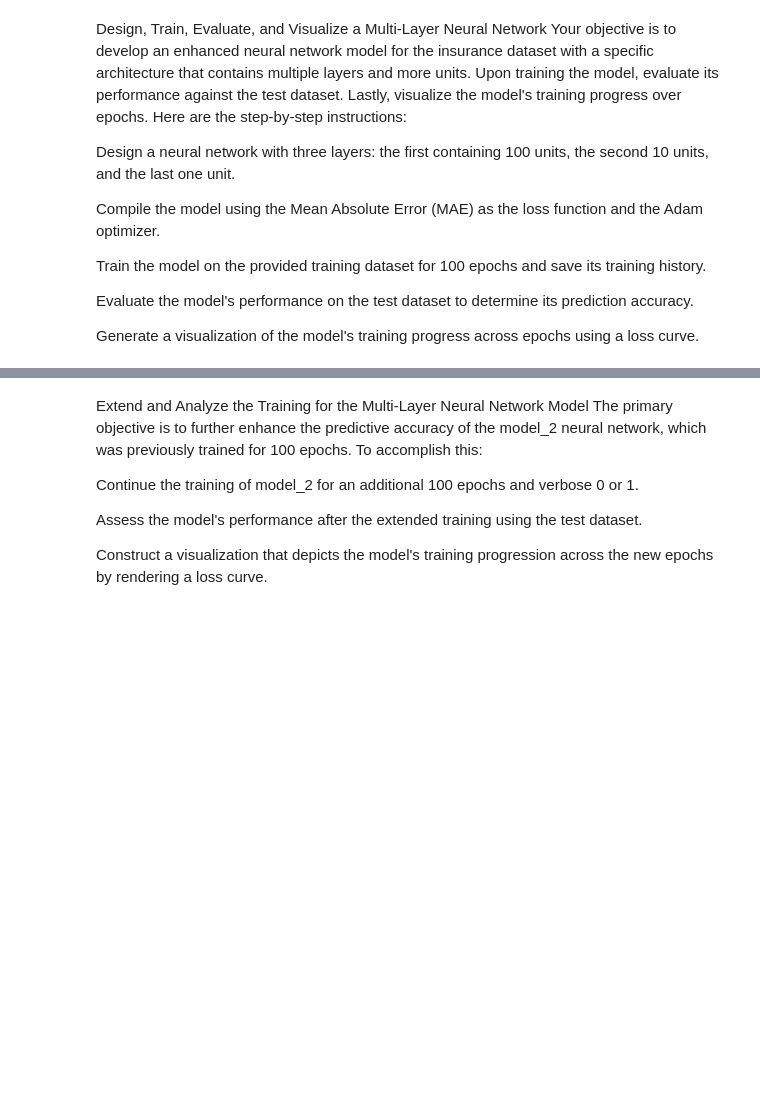
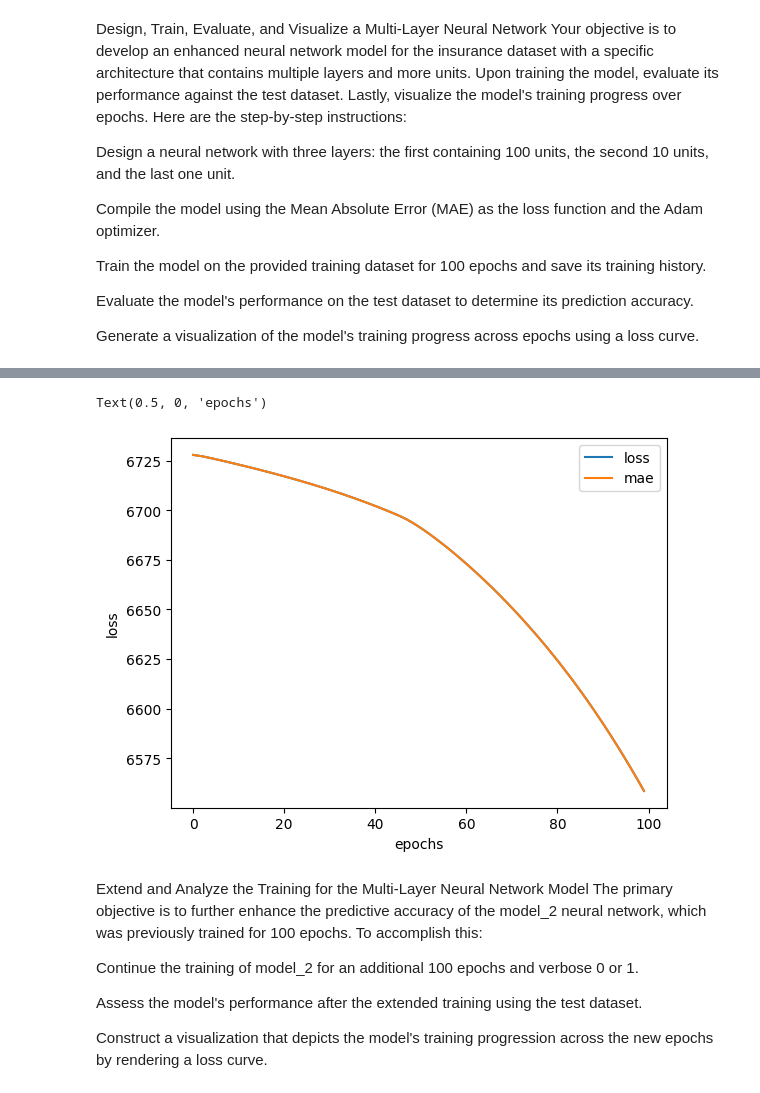
Before and after one commit to sentongo-web/LAB-SCENARIOS, a Jupyter notebook: insurance.ipynb, the cells around one changed output, grey strips where cells are left out. Drawn from its saved outputs; the diff is of its cells as text; code cells hidden in the pictures; blank space fills up the shorter version.

```diff
--- a/insurance.ipynb
+++ b/insurance.ipynb
@@ -53,0 +96,10 @@ Split the dataset into training and test sets.
+# %%
+# Importing the required function for data splitting
+from sklearn.model_selection import train_test_split
+# Splitting the dataset into training and test subsets
+# Ensuring reproducible splits with a set random state
+X_train, X_test, y_train, y_test = train_test_split(X,
+                                                    y,
+                                                    test_size=0.2,
+                                                    random_state=1502)
+X_train.head()
@@ -75,3 +178,25 @@ Train the model on the provided training dataset for 100 epochs and save its tra
 Evaluate the model's performance on the test dataset to determine its prediction accuracy.
 
 Generate a visualization of the model's training progress across epochs using a loss curve.
+# %%
+# Create a multi-layer neural network with increased units
+model_2 = tf.keras.Sequential([
+    tf.keras.layers.Dense(units=100, activation='relu'),
+    tf.keras.layers.Dense(units=10, activation='relu'),
+    tf.keras.layers.Dense(units=1, activation='linear')
+])
+# %%
+# Compile the model using MAE as the loss function and Adam as the optimizer
+model_2.compile(
+    loss=tf.keras.losses.mae,
+    optimizer=tf.keras.optimizers.Adam(),
+    metrics=['mae']
+)
+# %%
+# Fit the model on the training dataset and store its history
+history = model_2.fit(
+    X_train,
+    y_train,
+    epochs=100,
+    verbose=1
+)
@@ -78,3 +226,11 @@ Generate a visualization of the model's training progress across epochs using a
+# %%
+# Plot the training history (loss curve) to understand model convergence
+pd.DataFrame(history.history).plot()
+plt.ylabel("loss")
+plt.xlabel("epochs")
+# %% [output]
+Text(0.5, 0, 'epochs')
+[figure, added]
 # %% [markdown]
 Extend and Analyze the Training for the Multi-Layer Neural Network Model
 The primary objective is to further enhance the predictive accuracy of the model_2 neural network, which was previously trained for 100 epochs. To accomplish this:
```
Also changed, not shown: parts of 39 cells of this notebook, 35 other files.
